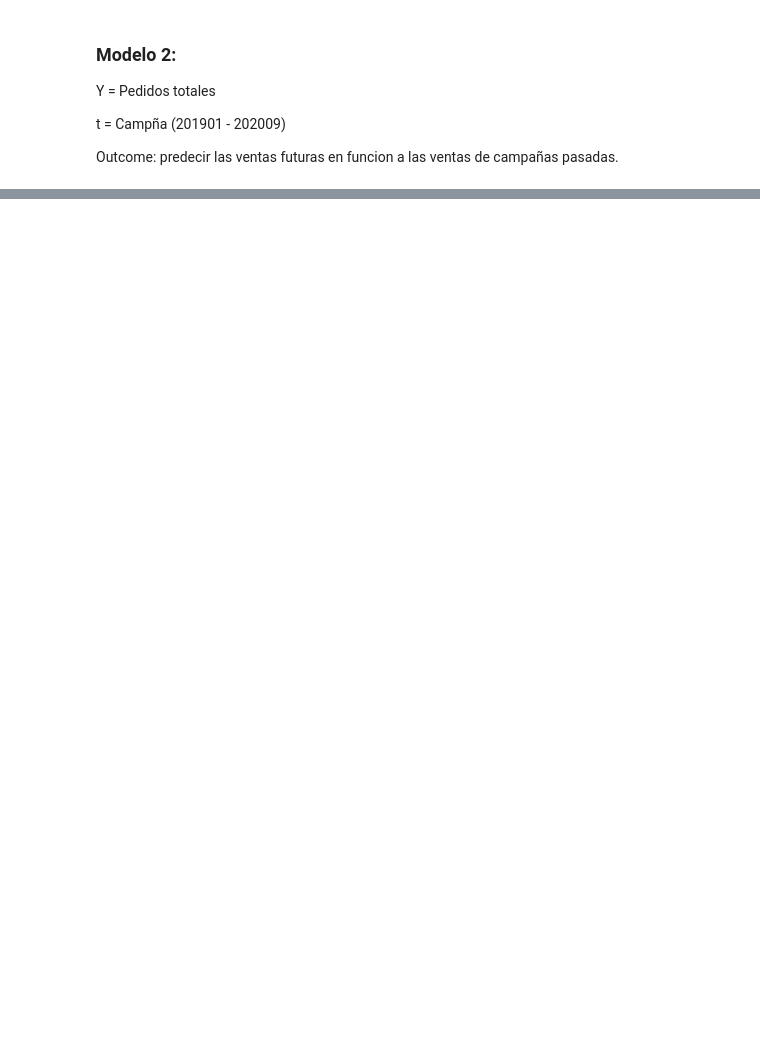
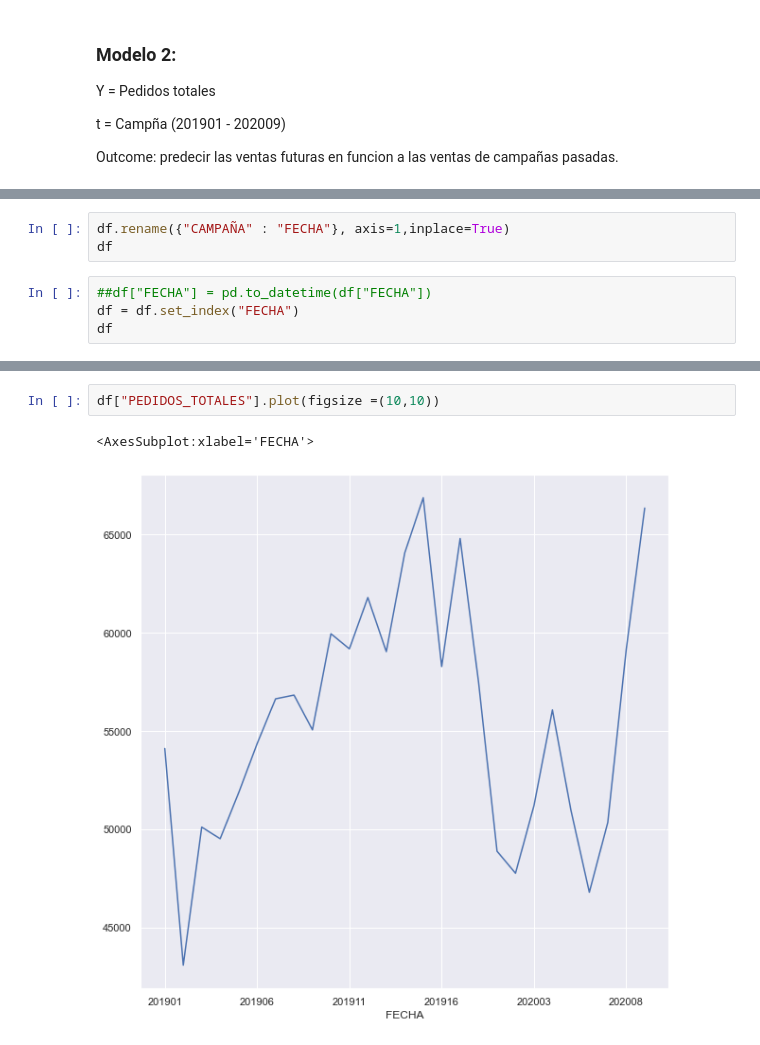
Before and after one commit to ignacio1511/Azzorti-Challenge, a Jupyter notebook: pregunta3.ipynb, the cells around one changed output, grey strips where cells are left out. Cells and saved outputs as stored; diff of their text form; blank space fills up the shorter version.

```diff
--- a/pregunta3.ipynb
+++ b/pregunta3.ipynb
@@ -145,0 +270,7 @@ df["FECHA"]
+# %%
+df.rename({"CAMPAÑA" : "FECHA"}, axis=1,inplace=True)
+df
+# %%
+##df["FECHA"] = pd.to_datetime(df["FECHA"])
+df = df.set_index("FECHA")
+df
@@ -145,0 +296,5 @@ df["FECHA"]
+# %%
+df["PEDIDOS_TOTALES"].plot(figsize =(10,10))
+# %% [output]
+<AxesSubplot:xlabel='FECHA'>
+[figure, added]
```
Also changed, not shown: parts of 41 cells of this notebook.
